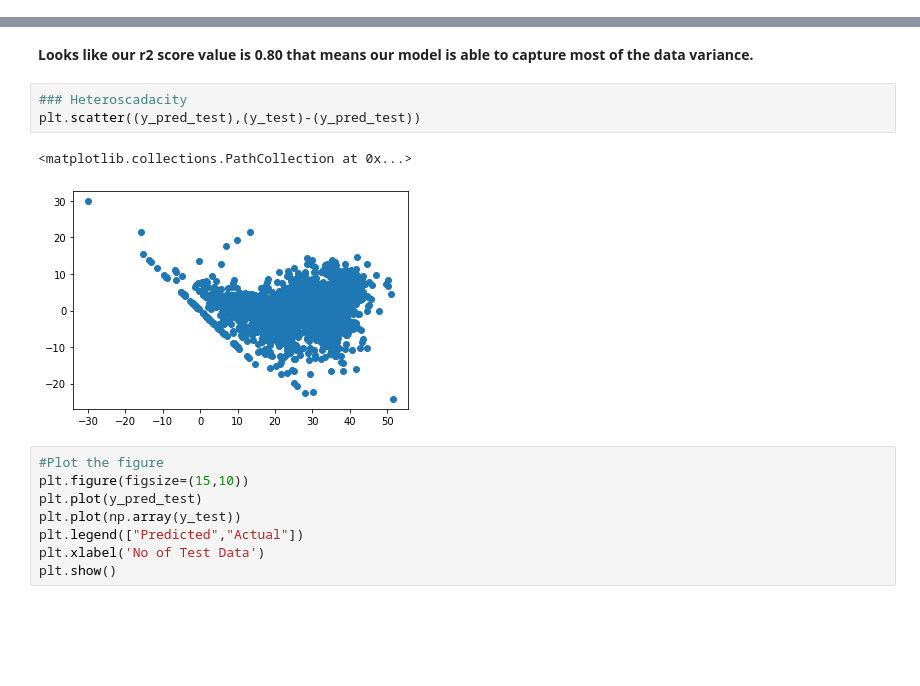
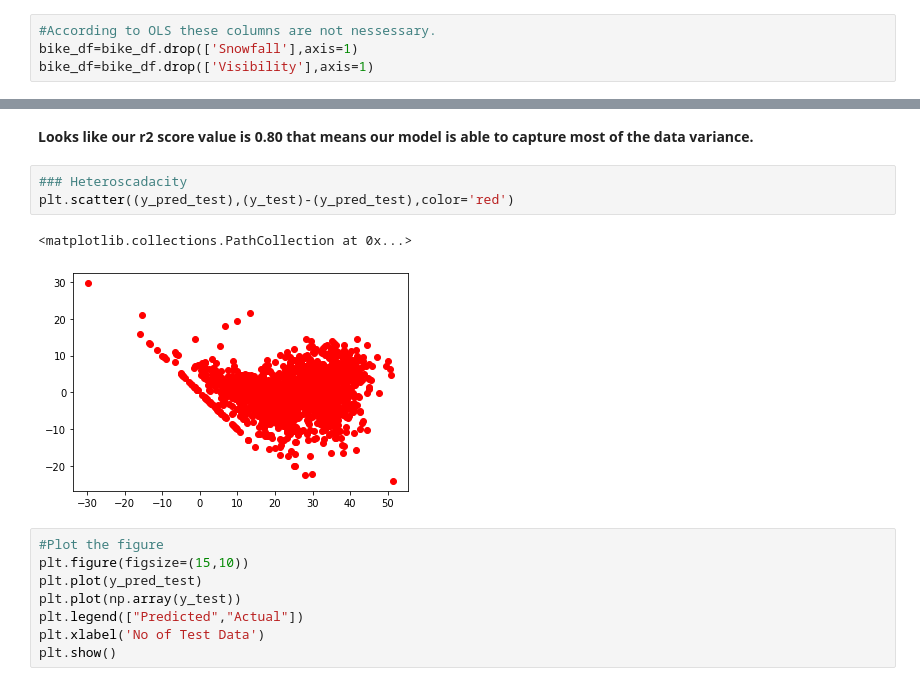
Before and after one commit to Akashjaiswall/Bike-sharing-demand-predictions, a Jupyter notebook: Bike_Sharing_Demand_Prediction_Capstone_Project.ipynb, the cells around one changed output, grey strips where cells are left out. Drawn from its saved outputs; the diff is of its cells as text; blank space fills up the shorter version.

```diff
--- a/Bike_Sharing_Demand_Prediction_Capstone_Project.ipynb
+++ b/Bike_Sharing_Demand_Prediction_Capstone_Project.ipynb
@@ -689,4 +689,8 @@ sns.heatmap(bike_df.corr(),cmap='PiYG',annot=True)
 bike_df=bike_df.drop(['Dew_point_temperature'],axis=1)
+# %%
+#According to OLS these columns are not nessessary.
+bike_df=bike_df.drop(['Snowfall'],axis=1)
+bike_df=bike_df.drop(['Visibility'],axis=1)
 # %% [markdown]
 * ***From the above correlation heatmap, We see that there is a positive
 correlation between columns 'Temperature' and 'Dew point temperature' i.e 0.91 so even if we drop this column then it dont affects the outcome of our analysis. And they have the same variations.. so we can drop the column 'Dew point temperature(°C)'.***
@@ -846,10 +853,10 @@ Adjusted R2 : 0.7963726867077424
 **Looks like our r2 score value is 0.80 that means our model is  able to capture most of the data variance.**
 # %%
 ### Heteroscadacity
-plt.scatter((y_pred_test),(y_test)-(y_pred_test))
+plt.scatter((y_pred_test),(y_test)-(y_pred_test),color='red')
 # %% [output]
 <matplotlib.collections.PathCollection at 0x...>
-[figure, old version]
+[figure, new version]
 # %%
 #Plot the figure
 plt.figure(figsize=(15,10))
```
Also changed, not shown: parts of 20 cells of this notebook.
